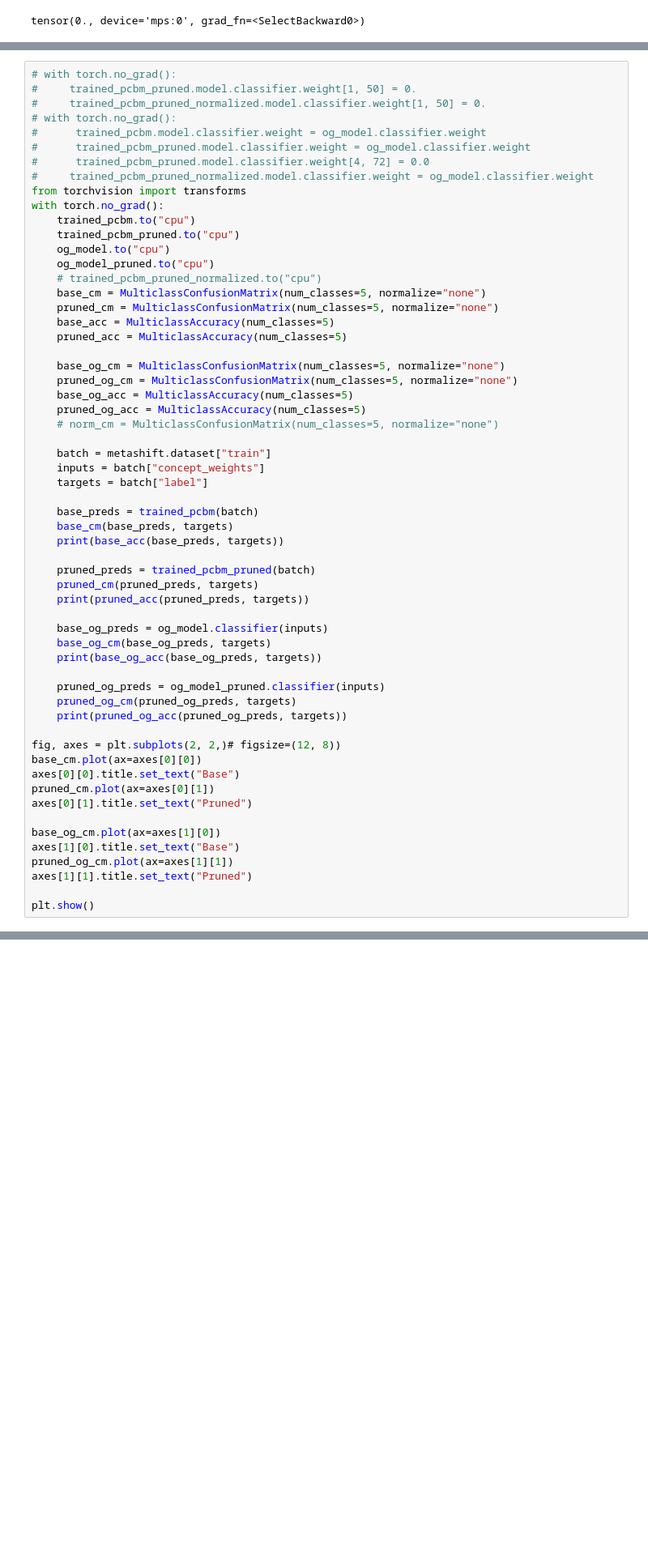
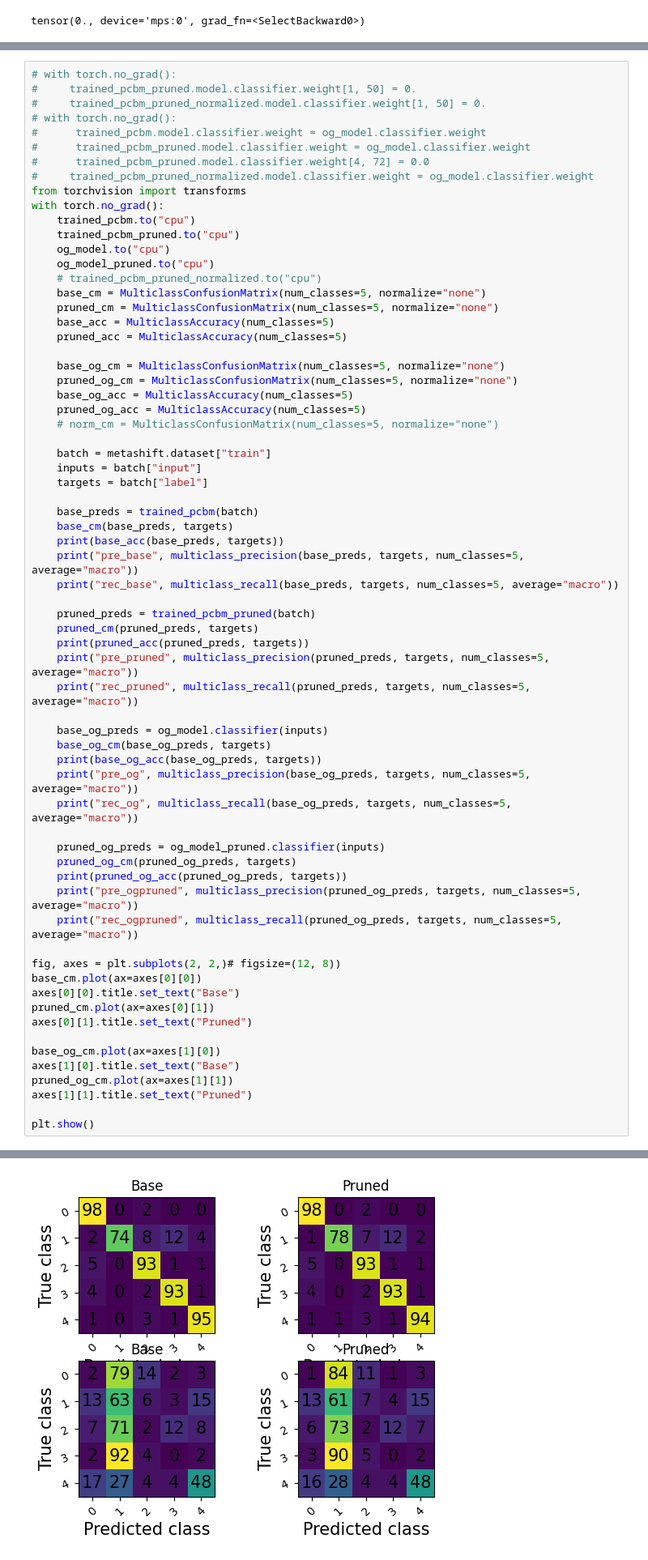
Before and after one commit to dgcnz/FACT, a Jupyter notebook: notebooks/playground_diego.ipynb, the cells around one changed output, grey strips where cells are left out. Shown: that part at 81% size. Cells and saved outputs as stored; diff of their text form; blank space fills up the shorter version.

```diff
--- a/notebooks/playground_diego.ipynb
+++ b/notebooks/playground_diego.ipynb
@@ -232,24 +279,32 @@ with torch.no_grad():
     # norm_cm = MulticlassConfusionMatrix(num_classes=5, normalize="none")
 
     batch = metashift.dataset["train"]
-    inputs = batch["concept_weights"]
+    inputs = batch["input"]
     targets = batch["label"]
 
     base_preds = trained_pcbm(batch)
     base_cm(base_preds, targets)
     print(base_acc(base_preds, targets))
+    print("pre_base", multiclass_precision(base_preds, targets, num_classes=5, average="macro"))
+    print("rec_base", multiclass_recall(base_preds, targets, num_classes=5, average="macro"))
 
     pruned_preds = trained_pcbm_pruned(batch)
     pruned_cm(pruned_preds, targets)
     print(pruned_acc(pruned_preds, targets))
+    print("pre_pruned", multiclass_precision(pruned_preds, targets, num_classes=5, average="macro"))
+    print("rec_pruned", multiclass_recall(pruned_preds, targets, num_classes=5, average="macro"))
 
     base_og_preds = og_model.classifier(inputs)
     base_og_cm(base_og_preds, targets)
     print(base_og_acc(base_og_preds, targets))
+    print("pre_og", multiclass_precision(base_og_preds, targets, num_classes=5, average="macro"))
+    print("rec_og", multiclass_recall(base_og_preds, targets, num_classes=5, average="macro"))
 
     pruned_og_preds = og_model_pruned.classifier(inputs)
     pruned_og_cm(pruned_og_preds, targets)
     print(pruned_og_acc(pruned_og_preds, targets))
+    print("pre_ogpruned", multiclass_precision(pruned_og_preds, targets, num_classes=5, average="macro"))
+    print("rec_ogpruned", multiclass_recall(pruned_og_preds, targets, num_classes=5, average="macro"))
 
 fig, axes = plt.subplots(2, 2,)# figsize=(12, 8))
 base_cm.plot(ax=axes[0][0])
@@ -269,0 +334 @@ ValueError: Input and output must have the same number of spatial dimensions, bu
+[figure, added]
```
Also changed, not shown: parts of 43 cells of this notebook, 19 other files.
